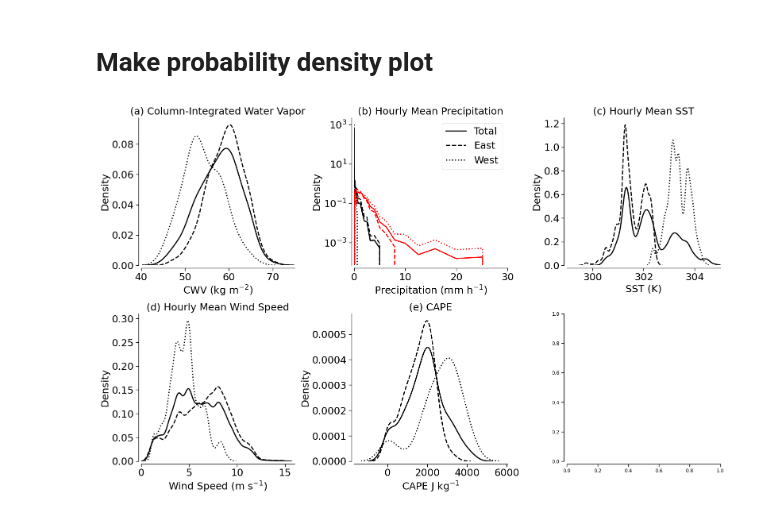
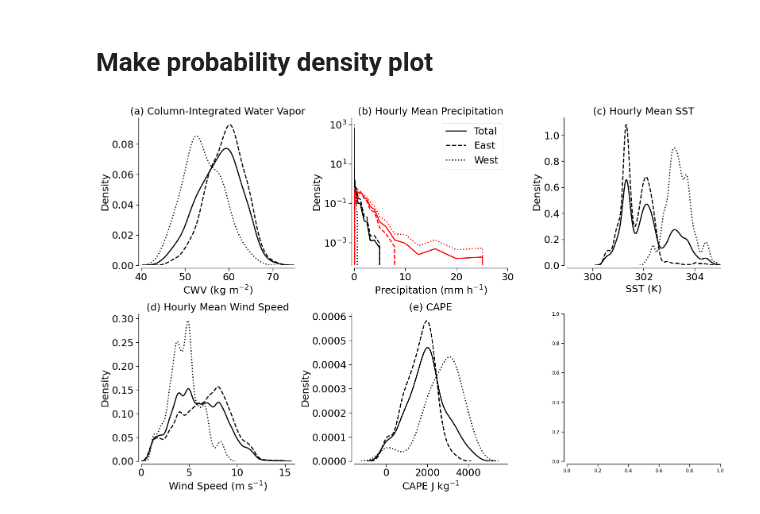
Before and after one commit to allison-wing/PICCOLO, a Jupyter notebook: plot_pdf_EW.ipynb, the cells around one changed output. Saved outputs shown, nothing was run; the diff lists cells and outputs as text; code cells hidden in the pictures.

```diff
--- a/plot_pdf_EW.ipynb
+++ b/plot_pdf_EW.ipynb
@@ -155,11 +156,11 @@ i2_snake = int(i2_snake)
 sst_smoothed2 = snake.TEMP[0,i1_snake:i2_snake+1].rolling(TIME=60, center=True).mean()+273.15 # 60 minute running mean
 
 #Split into East/West
-iEW_snake = np.abs(tsg.TIME[i1_snake:i2_snake+1] - timeEW).argmin()
+iEW_snake = np.abs(snake.TIME[i1_snake:i2_snake+1] - timeEW).argmin()
 iEW_snake = int(iEW_snake)
 
-sst_smoothedE2 = sst_smoothed[0:iEW_snake]
-sst_smoothedW2 = sst_smoothed[iEW_snake:]
+sst_smoothedE2 = sst_smoothed2[0:iEW_snake]
+sst_smoothedW2 = sst_smoothed2[iEW_snake:]
 # %% [markdown]
 SST time series
 # %%
@@ -321,3 +316,24 @@ capeW = cape[sondeLON <= lonEW]
+# %%
+cape,cin = get_cape_cin(snd_asc['tmpk'], snd_asc['mr'], snd_asc['p'], type='sfc')
+
+# Mask out soundings before start_time
+cape = np.ma.masked_where(times_asc < start_time, cape, copy=False)
+
+#Mask out soundings that don't reach 100 hPa
+cape = np.ma.masked_where((min_pres > 100), cape, copy=False)
+
+#split into east and west
+capeE = cape[sondeLON > lonEW]
+capeW = cape[sondeLON <= lonEW]
+
+finite = np.where(np.isfinite(cape))
+cape_finite = cape[finite]
+
+finite = np.where(np.isfinite(capeE))
+capeE_finite = capeE[finite]
+
+finite = np.where(np.isfinite(capeW))
+capeW_finite = capeW[finite]
 # %% [markdown]
 # Precipitation data - disdrometer
 # %%
@@ -473,34 +489,34 @@ axs[0,2].set_xlabel('SST (K)',fontsize=18)
 axs[0,2].set_ylabel('Density',fontsize=18)
 axs[0,2].set_xlim(299,305)
 #axs[0,2].legend(fontsize=14)
 axs[0,2].tick_params(labelsize=18)
 
 sns.kdeplot(wspd_smoothed, ax=axs[1,0],label='Total',fill=False,common_norm=False,color='black',linewidth=2)
 sns.kdeplot(wspd_smoothedE, ax=axs[1,0],label='East',fill=False,common_norm=False,color='black',linestyle='--',linewidth=2)
 sns.kdeplot(wspd_smoothedW, ax=axs[1,0],label='West',fill=False,common_norm=False,color='black',linestyle=':',linewidth=2)
 
 axs[1,0].set_title('(d) Hourly Mean Wind Speed',fontsize=18)
 axs[1,0].set_xlabel('Wind Speed (m s$^{-1}$)',fontsize=18)
 axs[1,0].set_ylabel('Density',fontsize=18)
 #axs[1,0].legend(fontsize=18)
 axs[1,0].set_xlim(0,16)
 axs[1,0].tick_params(labelsize=18)
 
-sns.kdeplot(cape, ax=axs[1,1],label='Total',fill=False,common_norm=False,color='black',linewidth=2)
-sns.kdeplot(capeE, ax=axs[1,1],label='East',fill=False,common_norm=False,color='black',linestyle='--',linewidth=2)
-sns.kdeplot(capeW, ax=axs[1,1],label='West',fill=False,common_norm=False,color='black',linestyle=':',linewidth=2)
+sns.kdeplot(cape_finite, ax=axs[1,1],label='Total',fill=False,common_norm=False,color='black',linewidth=2)
+sns.kdeplot(capeE_finite, ax=axs[1,1],label='East',fill=False,common_norm=False,color='black',linestyle='--',linewidth=2)
+sns.kdeplot(capeW_finite, ax=axs[1,1],label='West',fill=False,common_norm=False,color='black',linestyle=':',linewidth=2)
 
 axs[1,1].set_title('(e) CAPE',fontsize=18)
 axs[1,1].set_xlabel('CAPE J kg$^{-1}$',fontsize=18)
 axs[1,1].set_ylabel('Density',fontsize=18)
 #axs[1,1].legend(fontsize=18)
 #axs[1,1].set_xlim(0,16)
 axs[1,1].tick_params(labelsize=18)
 
 
 sns.set_context('paper')
 sns.despine(offset=5)
 plt.tight_layout()  # Adjust subplots to fit into figure area.
 #plt.savefig('../../figures/Fig_pdf_EW.png')
 # %% [output]
-[figure, old version]
+[figure, new version]
```
Also changed, not shown: parts of 3 cells of this notebook, 2 other files.
